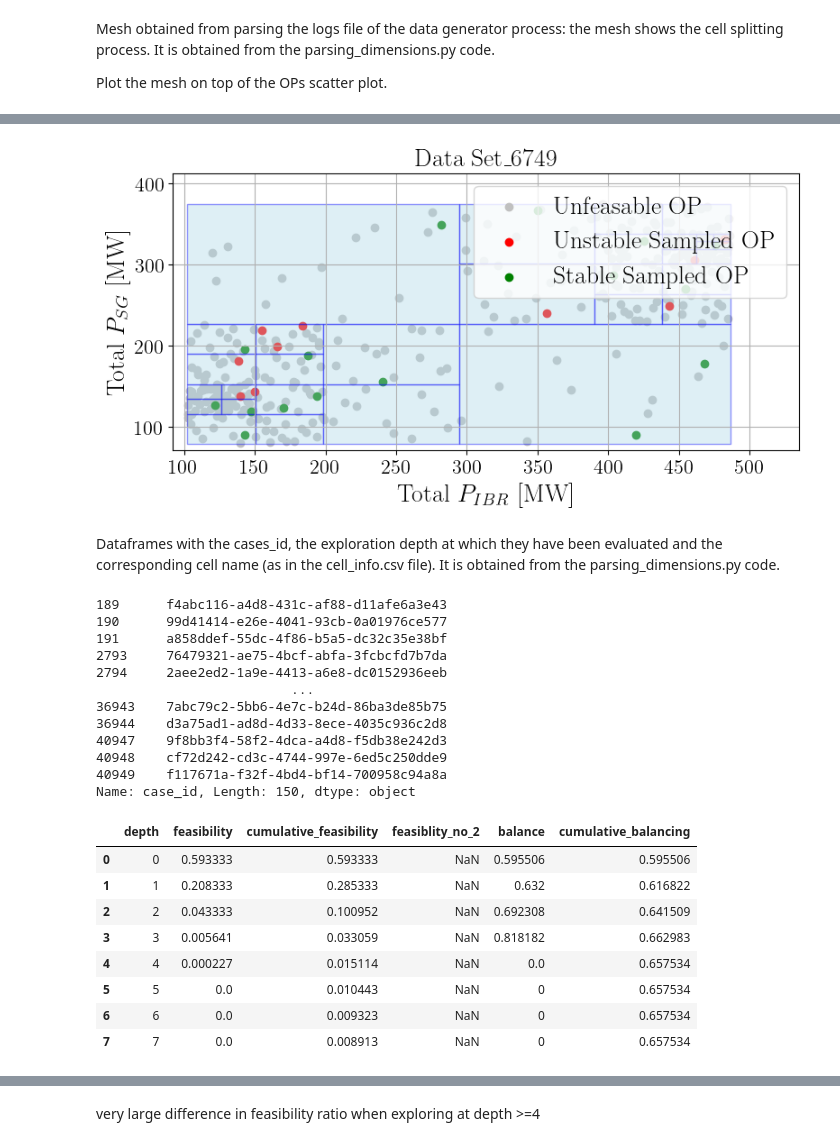
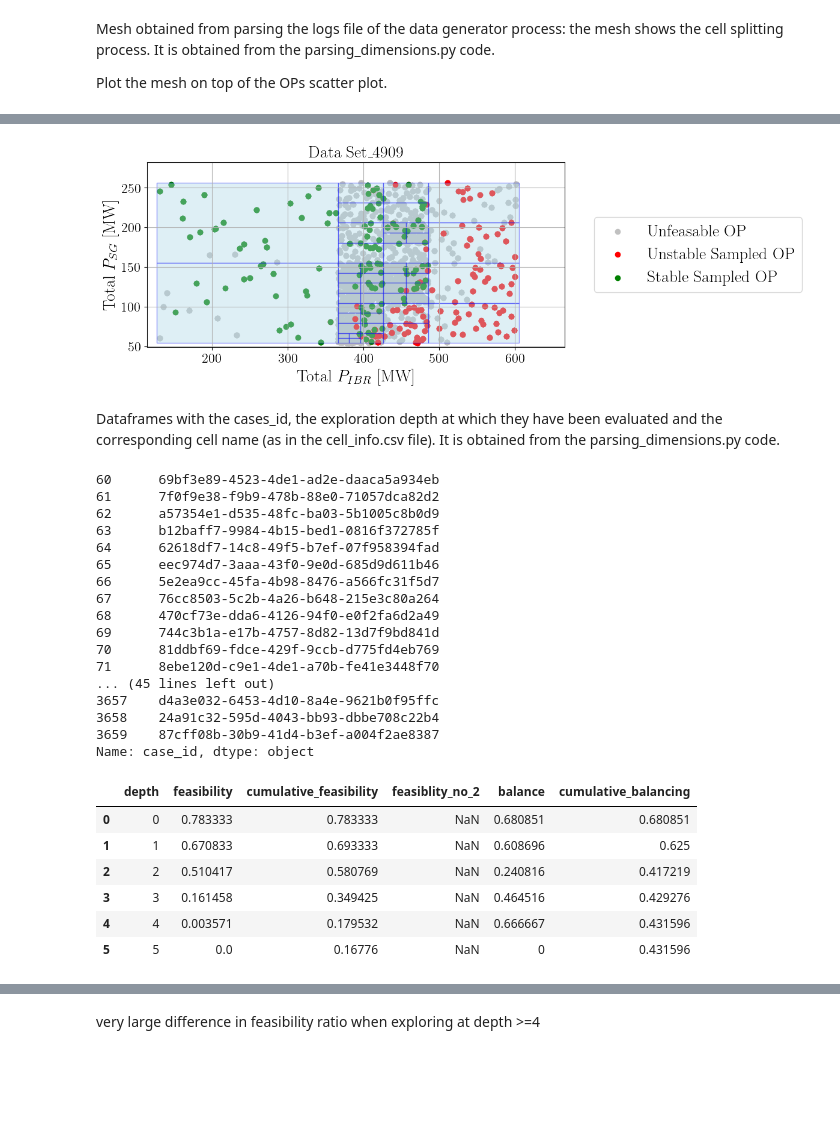
Before and after one commit to MauroGarciaLorenzo/datagen, a Jupyter notebook: post_processing/Post_processing_MultipleDataSets.ipynb, the cells around one changed output, grey strips where cells are left out. Cells and saved outputs as stored; diff of their text form; code cells hidden in the pictures; blank space fills up the shorter version.

```diff
--- a/post_processing/Post_processing_MultipleDataSets.ipynb
+++ b/post_processing/Post_processing_MultipleDataSets.ipynb
@@ -38,7 +38,7 @@ plt.rcParams.update({"figure.figsize": [8, 4],
 # %%
 path = '../results/'
 
-dir_names=[dir_name for dir_name in os.listdir(path)][1:2]# if dir_name.startswith('datagen') and 'zip' not in dir_name]#
+dir_names=[dir_name for dir_name in os.listdir(path) if '_4909' in dir_name]# or '_3518' in dir_name]# if dir_name.startswith('datagen') and 'zip' not in dir_name]#
 
 results_dataframes_datasets=dict()
 dataset_ID_list=[]
@@ -295,6 +295,6 @@ for dataset_ID in dataset_ID_list:
     ax.set_xlabel('$P_{CIG}$ [MW]')
     ax.set_ylabel('$P_{SG}$ [MW]')
     plot_mesh(mesh_df_DS[dataset_ID], ax)
-    plt.legend()
+    ax.legend(loc="center left", bbox_to_anchor=(1.05, 0.5))
     ax.set_title('Data Set'+dataset_ID)
 # %% [output]
@@ -302,17 +302,17 @@ for dataset_ID in dataset_ID_list:
 # %%
 for dataset_ID in dataset_ID_list:
 
     fig, ax = plt.subplots()
     ax.scatter(dimensions_caseid_unfeasible_DS[dataset_ID]['p_cig'], dimensions_caseid_unfeasible_DS[dataset_ID]['p_sg'],color='silver', label='Unfeasable OP')
     ax.scatter(dimensions_caseid_feasible_sampled_DS[dataset_ID].query('Stability ==0')['p_cig'], dimensions_caseid_feasible_sampled_DS[dataset_ID].query('Stability ==0')['p_sg'], color='r',label='Unstable Sampled OP')
     ax.scatter(dimensions_caseid_feasible_sampled_DS[dataset_ID].query('Stability ==1')['p_cig'], dimensions_caseid_feasible_sampled_DS[dataset_ID].query('Stability ==1')['p_sg'], color='g', label='Stable Sampled OP')
     ax.set_xlabel('$P_{CIG}$ [MW]')
     ax.set_ylabel('$P_{SG}$ [MW]')
     plot_mesh(mesh_df_DS[dataset_ID], ax)
-    plt.legend()
+    ax.legend(loc="center left", bbox_to_anchor=(1.05, 0.5))
     ax.set_title('Data Set'+dataset_ID)
 # %% [output]
-[figure, old version]
+[figure, new version]
 # %% [markdown]
 Dataframes with the cases_id, the exploration depth at which they have been evaluated and the corresponding cell name (as in the cell_info.csv file).
 It is obtained from the parsing_dimensions.py code.
@@ -324,18 +324,23 @@ for dataset_ID in dataset_ID_list:
 # %%
 df_depth_DS[dataset_ID_list[0]].query('Depth == 0')['case_id']
 # %% [output]
-189      f4abc116-a4d8-431c-af88-d11afe6a3e43
-190      99d41414-e26e-4041-93cb-0a01976ce577
-191      a858ddef-55dc-4f86-b5a5-dc32c35e38bf
-2793     76479321-ae75-4bcf-abfa-3fcbcfd7b7da
-2794     2aee2ed2-1a9e-4413-a6e8-dc0152936eeb
-                         ...
-36943    7abc79c2-5bb6-4e7c-b24d-86ba3de85b75
-36944    d3a75ad1-ad8d-4d33-8ece-4035c936c2d8
-40947    9f8bb3f4-58f2-4dca-a4d8-f5db38e242d3
-40948    cf72d242-cd3c-4744-997e-6ed5c250dde9
-40949    f117671a-f32f-4bd4-bf14-700958c94a8a
-Name: case_id, Length: 150, dtype: object
+60      69bf3e89-4523-4de1-ad2e-daaca5a934eb
+61      7f0f9e38-f9b9-478b-88e0-71057dca82d2
+62      a57354e1-d535-48fc-ba03-5b1005c8b0d9
+63      b12baff7-9984-4b15-bed1-0816f372785f
+64      62618df7-14c8-49f5-b7ef-07f958394fad
+65      eec974d7-3aaa-43f0-9e0d-685d9d611b46
+66      5e2ea9cc-45fa-4b98-8476-a566fc31f5d7
+67      76cc8503-5c2b-4a26-b648-215e3c80a264
+68      470cf73e-dda6-4126-94f0-e0f2fa6d2a49
+69      744c3b1a-e17b-4757-8d82-13d7f9bd841d
+70      81ddbf69-fdce-429f-9ccb-d775fd4eb769
+71      8ebe120d-c9e1-4de1-a70b-fe41e3448f70
+... (45 lines left out)
+3657    d4a3e032-6453-4d10-8a4e-9621b0f95ffc
+3658    24a91c32-595d-4043-bb93-dbbe708c22b4
+3659    87cff08b-30b9-41d4-b3ef-a004f2ae8387
+Name: case_id, dtype: object
 # %%
 df_feasibility_balancing_DS=dict()
 
@@ -369,14 +374,12 @@ for dataset_ID in dataset_ID_list:
 df_feasibility_balancing_DS[dataset_ID_list[0]]
 # %% [output]
 |  | depth | feasibility | cumulative_feasibility | feasiblity_no_2 | balance | cumulative_balancing |
-| 0 | 0 | 0.593333 | 0.593333 | NaN | 0.595506 | 0.595506 |
-| 1 | 1 | 0.208333 | 0.285333 | NaN | 0.632 | 0.616822 |
-| 2 | 2 | 0.043333 | 0.100952 | NaN | 0.692308 | 0.641509 |
-| 3 | 3 | 0.005641 | 0.033059 | NaN | 0.818182 | 0.662983 |
-| 4 | 4 | 0.000227 | 0.015114 | NaN | 0.0 | 0.657534 |
-| 5 | 5 | 0.0 | 0.010443 | NaN | 0 | 0.657534 |
-| 6 | 6 | 0.0 | 0.009323 | NaN | 0 | 0.657534 |
-| 7 | 7 | 0.0 | 0.008913 | NaN | 0 | 0.657534 |
+| 0 | 0 | 0.783333 | 0.783333 | NaN | 0.680851 | 0.680851 |
+| 1 | 1 | 0.670833 | 0.693333 | NaN | 0.608696 | 0.625 |
+| 2 | 2 | 0.510417 | 0.580769 | NaN | 0.240816 | 0.417219 |
+| 3 | 3 | 0.161458 | 0.349425 | NaN | 0.464516 | 0.429276 |
+| 4 | 4 | 0.003571 | 0.179532 | NaN | 0.666667 | 0.431596 |
+| 5 | 5 | 0.0 | 0.16776 | NaN | 0 | 0.431596 |
 # %%
 import matplotlib.pyplot as plt
 
```
Also changed, not shown: parts of 7 cells of this notebook, 3 other files.
